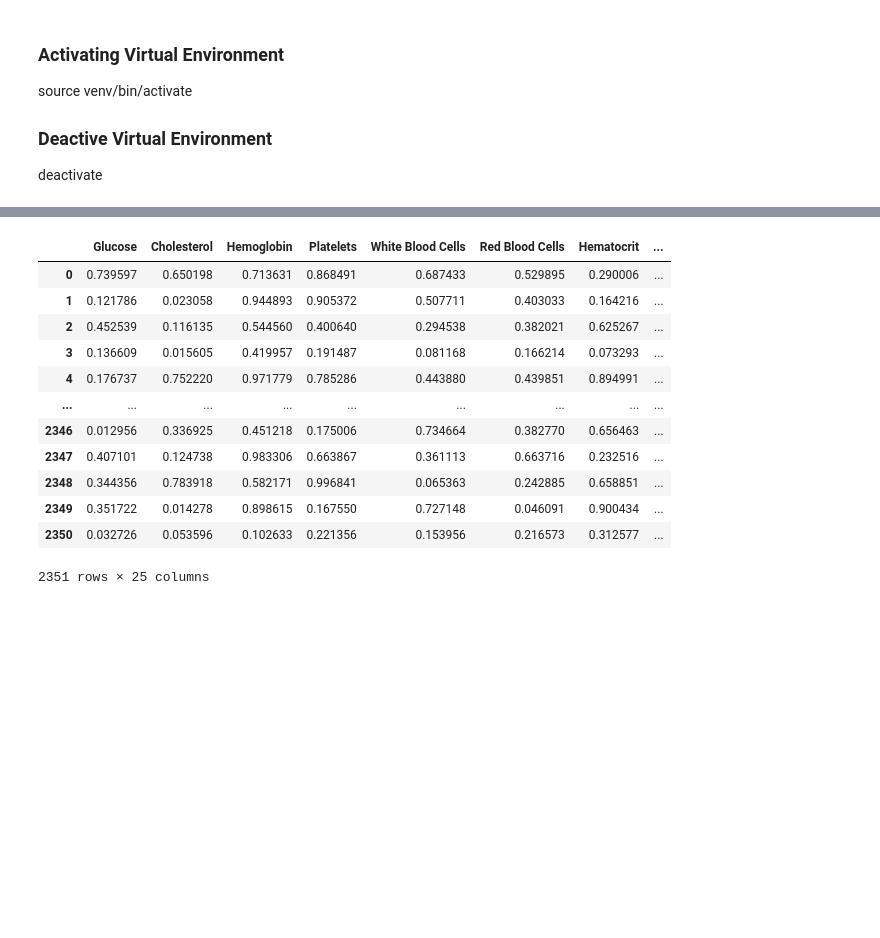
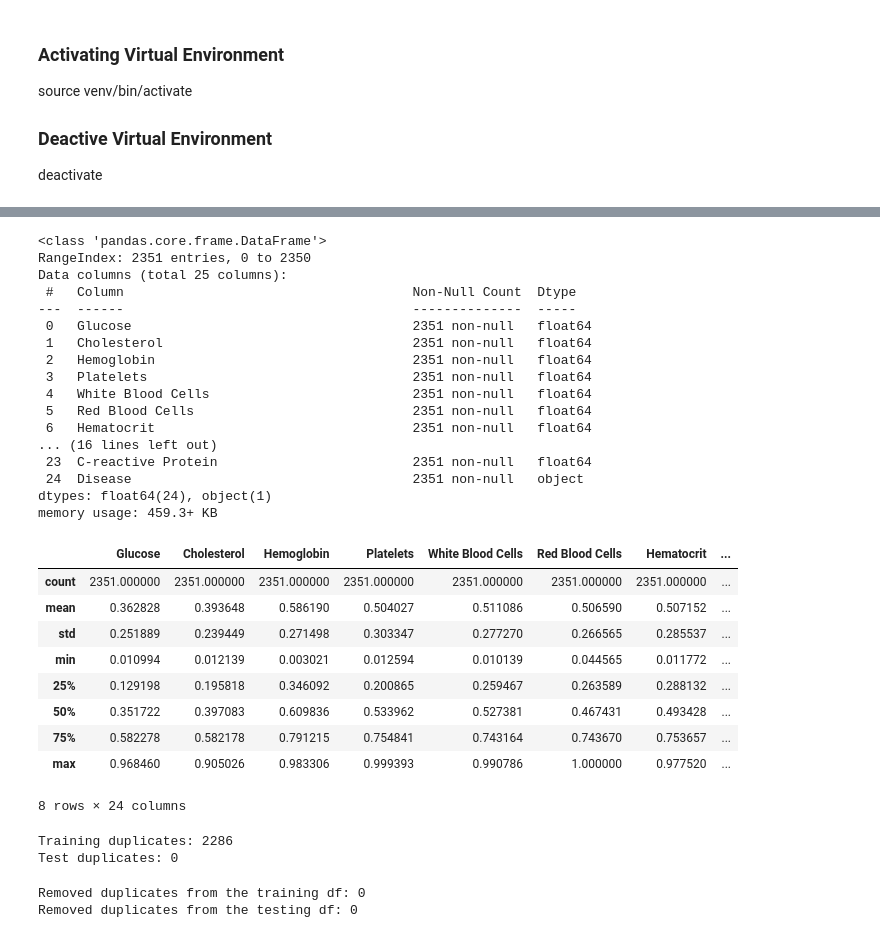
Before and after one commit to SamuelIVX/DiseasePredictionModel, a Jupyter notebook: DiseaseMLModel.ipynb, the cells around one changed output, grey strips where cells are left out. Drawn from its saved outputs; the diff is of its cells as text; code cells hidden in the pictures; blank space fills up the shorter version.

Commit message:
Removed any duplicates from both datasets.

```diff
--- a/DiseaseMLModel.ipynb
+++ b/DiseaseMLModel.ipynb
@@ -59,17 +75,49 @@ test_df
 # %%
 #DISPLAYING DATA
-train_df
+train_df.head()
+train_df.info()
+train_df.describe()
 # %% [output]
+<class 'pandas.core.frame.DataFrame'>
+RangeIndex: 2351 entries, 0 to 2350
+Data columns (total 25 columns):
+ #   Column                                     Non-Null Count  Dtype
+---  ------                                     --------------  -----
+ 0   Glucose                                    2351 non-null   float64
+ 1   Cholesterol                                2351 non-null   float64
+ 2   Hemoglobin                                 2351 non-null   float64
+ 3   Platelets                                  2351 non-null   float64
+ 4   White Blood Cells                          2351 non-null   float64
+ 5   Red Blood Cells                            2351 non-null   float64
+ 6   Hematocrit                                 2351 non-null   float64
+... (16 lines left out)
+ 23  C-reactive Protein                         2351 non-null   float64
+ 24  Disease                                    2351 non-null   object
+dtypes: float64(24), object(1)
+memory usage: 459.3+ KB
 |  | Glucose | Cholesterol | Hemoglobin | Platelets | White Blood Cells | Red Blood Cells | Hematocrit | ... |
-| 0 | 0.739597 | 0.650198 | 0.713631 | 0.868491 | 0.687433 | 0.529895 | 0.290006 | ... |
-| 1 | 0.121786 | 0.023058 | 0.944893 | 0.905372 | 0.507711 | 0.403033 | 0.164216 | ... |
-| 2 | 0.452539 | 0.116135 | 0.544560 | 0.400640 | 0.294538 | 0.382021 | 0.625267 | ... |
-| 3 | 0.136609 | 0.015605 | 0.419957 | 0.191487 | 0.081168 | 0.166214 | 0.073293 | ... |
-| 4 | 0.176737 | 0.752220 | 0.971779 | 0.785286 | 0.443880 | 0.439851 | 0.894991 | ... |
-| ... | ... | ... | ... | ... | ... | ... | ... | ... |
-| 2346 | 0.012956 | 0.336925 | 0.451218 | 0.175006 | 0.734664 | 0.382770 | 0.656463 | ... |
-| 2347 | 0.407101 | 0.124738 | 0.983306 | 0.663867 | 0.361113 | 0.663716 | 0.232516 | ... |
-| 2348 | 0.344356 | 0.783918 | 0.582171 | 0.996841 | 0.065363 | 0.242885 | 0.658851 | ... |
-| 2349 | 0.351722 | 0.014278 | 0.898615 | 0.167550 | 0.727148 | 0.046091 | 0.900434 | ... |
-| 2350 | 0.032726 | 0.053596 | 0.102633 | 0.221356 | 0.153956 | 0.216573 | 0.312577 | ... |
+| count | 2351.000000 | 2351.000000 | 2351.000000 | 2351.000000 | 2351.000000 | 2351.000000 | 2351.000000 | ... |
+| mean | 0.362828 | 0.393648 | 0.586190 | 0.504027 | 0.511086 | 0.506590 | 0.507152 | ... |
+| std | 0.251889 | 0.239449 | 0.271498 | 0.303347 | 0.277270 | 0.266565 | 0.285537 | ... |
+| min | 0.010994 | 0.012139 | 0.003021 | 0.012594 | 0.010139 | 0.044565 | 0.011772 | ... |
+| 25% | 0.129198 | 0.195818 | 0.346092 | 0.200865 | 0.259467 | 0.263589 | 0.288132 | ... |
+| 50% | 0.351722 | 0.397083 | 0.609836 | 0.533962 | 0.527381 | 0.467431 | 0.493428 | ... |
+| 75% | 0.582278 | 0.582178 | 0.791215 | 0.754841 | 0.743164 | 0.743670 | 0.753657 | ... |
+| max | 0.968460 | 0.905026 | 0.983306 | 0.999393 | 0.990786 | 1.000000 | 0.977520 | ... |
-2351 rows × 25 columns
+8 rows × 24 columns
+# %%
+# Checking to see if there are any duplicates within both datasets
+print(f"Training duplicates: {train_df.duplicated().sum()}")
+print(f"Test duplicates: {test_df.duplicated().sum()}")
+# %% [output]
+Training duplicates: 2286
+Test duplicates: 0
+# %%
+# Dropping duplicates from the training dataset
+df_clean_train = train_df.drop_duplicates()
+df_clean_test = test_df.drop_duplicates()
+print(f"Removed duplicates from the training df: {df_clean_train.duplicated().sum()}")
+print(f"Removed duplicates from the testing df: {df_clean_test.duplicated().sum()}")
+# %% [output]
+Removed duplicates from the training df: 0
+Removed duplicates from the testing df: 0
```
Also changed, not shown: parts of 1 cell of this notebook.
